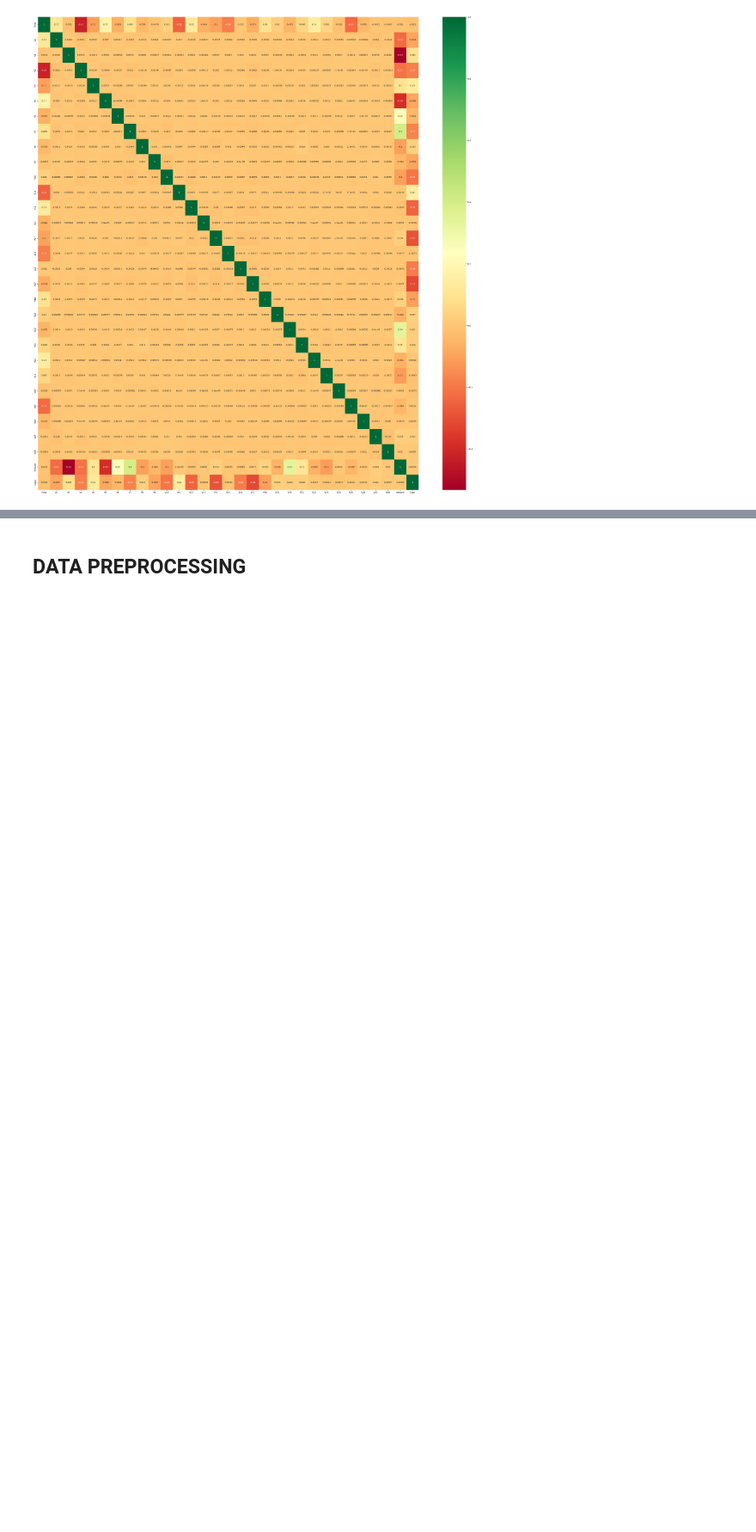
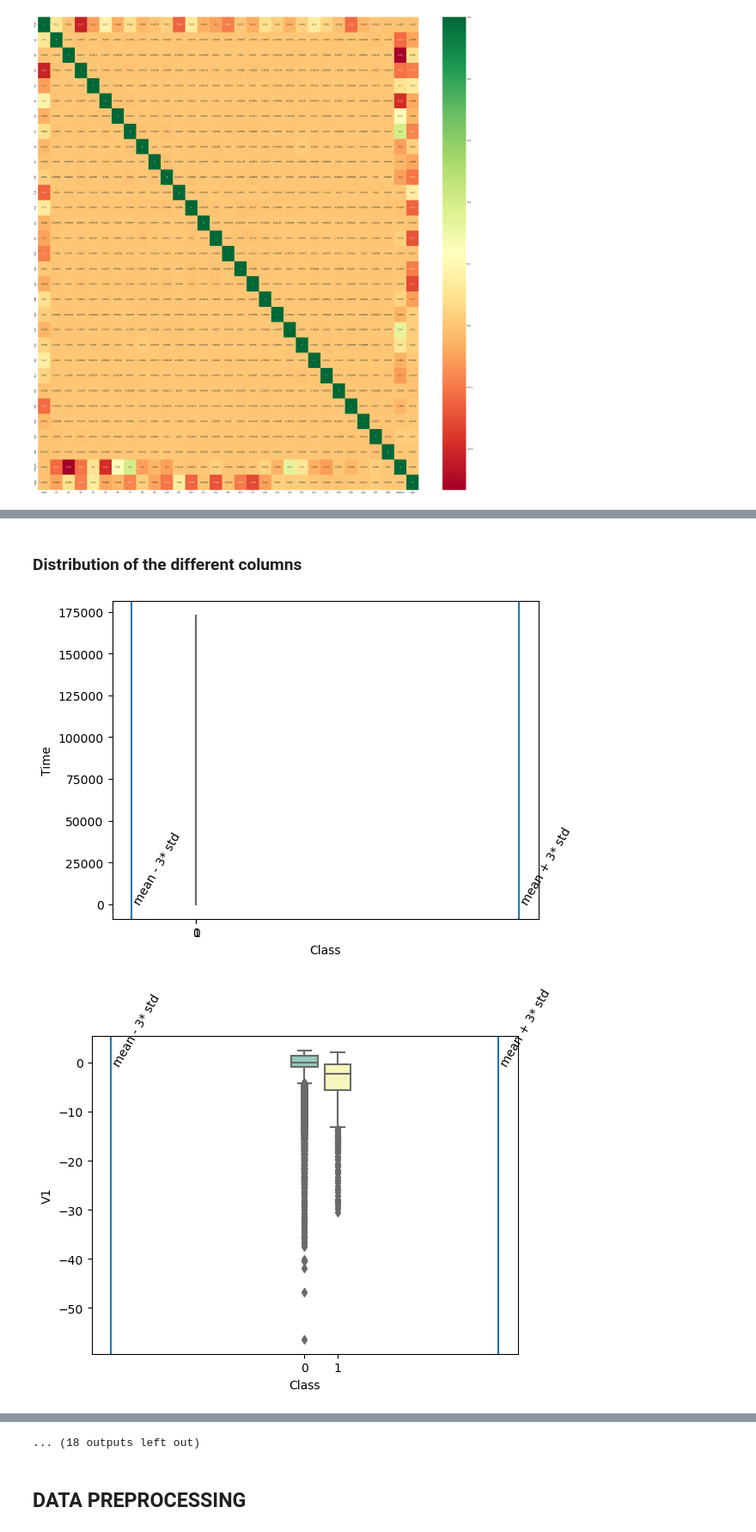
Before and after one commit to yvankondjo/Credit-Card-Fraud-Detection, a Jupyter notebook: Credit-Card.ipynb, the cells around one changed output, grey strips where cells are left out. Shown at 86% size. Drawn from its saved outputs; the diff is of its cells as text; code cells hidden in the pictures; blank space fills up the shorter version.

Commit message:
Ajout BOX PLOT

```diff
--- a/Credit-Card.ipynb
+++ b/Credit-Card.ipynb
@@ -237,0 +275,16 @@ KeyboardInterrupt:
+# %% [markdown]
+### Distribution of the different columns
+# %%
+for var in df.columns[:-1]:
+    sns.boxplot(data = df, y=df[var], x=df['Class'], palette='Set3')
+    mean = df[var].mean()
+    std = df[var].std()
+    plt.axvline(mean - 3 * std, 0, 1)
+    plt.text(mean - 3 * std, -0.55, 'mean - 3* std', rotation=60)
+    plt.axvline(mean + 3 * std, 0, 1)
+    plt.text(mean + 3 * std, -0.55, 'mean + 3* std', rotation=60)
+
+    plt.show()
+# %% [output]
+[figure, added]
+[figure, added]
@@ -238,3 +301,4 @@ KeyboardInterrupt:
+... (18 outputs left out)
 # %% [markdown]
 ## DATA PREPROCESSING
 # %%
```
Also changed, not shown: parts of 12 cells of this notebook.
